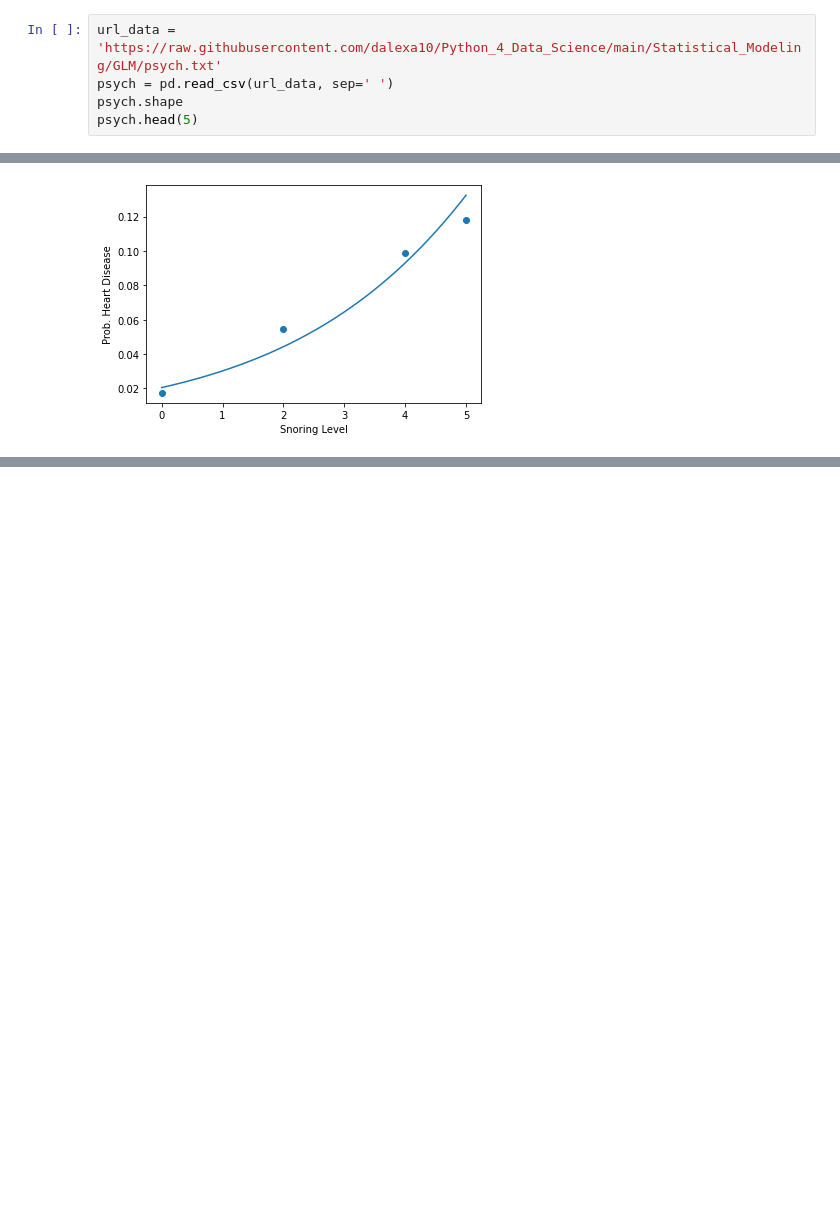
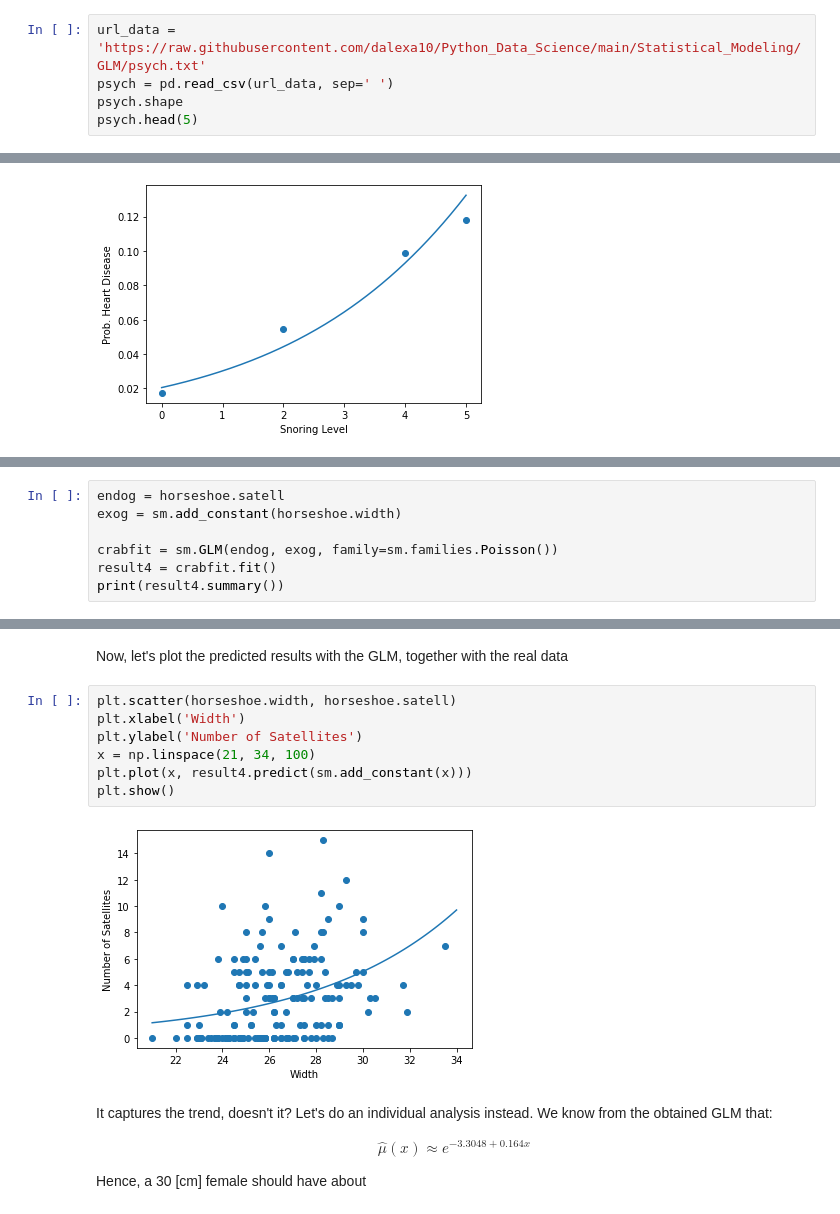
Before and after one commit to dalexa10/Python_Data_Science, a Jupyter notebook: Statistical_Modeling/GLM/generalized_linear_model.ipynb, the cells around one changed output, grey strips where cells are left out. Saved outputs shown, nothing was run; the diff lists cells and outputs as text; blank space fills up the shorter version.

```diff
--- a/Statistical_Modeling/GLM/generalized_linear_model.ipynb
+++ b/Statistical_Modeling/GLM/generalized_linear_model.ipynb
@@ -28,7 +28,7 @@ And the expanatory variables $x_1$, $x_2$, $x_3$, $x_4$, $x_5$ represent scores
 # %% [markdown]
 Let's read the data ... You might need to change the `url_data` variable
 # %%
-url_data = 'https://raw.githubusercontent.com/dalexa10/Python_4_Data_Science/main/Statistical_Modeling/GLM/psych.txt'
+url_data = 'https://raw.githubusercontent.com/dalexa10/Python_Data_Science/main/Statistical_Modeling/GLM/psych.txt'
 psych = pd.read_csv(url_data, sep=' ')
 psych.shape
 psych.head(5)
@@ -309,0 +346,7 @@ plt.show()
+# %%
+endog = horseshoe.satell
+exog = sm.add_constant(horseshoe.width)
+
+crabfit = sm.GLM(endog, exog, family=sm.families.Poisson())
+result4 = crabfit.fit()
+print(result4.summary())
@@ -309,0 +371,19 @@ plt.show()
+# %% [markdown]
+Now, let's plot the predicted results with the GLM, together with the real data
+# %%
+plt.scatter(horseshoe.width, horseshoe.satell)
+plt.xlabel('Width')
+plt.ylabel('Number of Satellites')
+x = np.linspace(21, 34, 100)
+plt.plot(x, result4.predict(sm.add_constant(x)))
+plt.show()
+# %% [output]
+[figure, added]
+# %% [markdown]
+It captures the trend, doesn't it? Let's do an individual analysis instead. We know from the obtained GLM that:
+&nbsp;
+
+\begin{aligned}
+  \hat{\mu}(x) \approx e^{-3.3048 + 0.164 x}
+\end{aligned}
+Hence, a 30 [cm] female should have about
```
Also changed, not shown: parts of 32 cells of this notebook.
